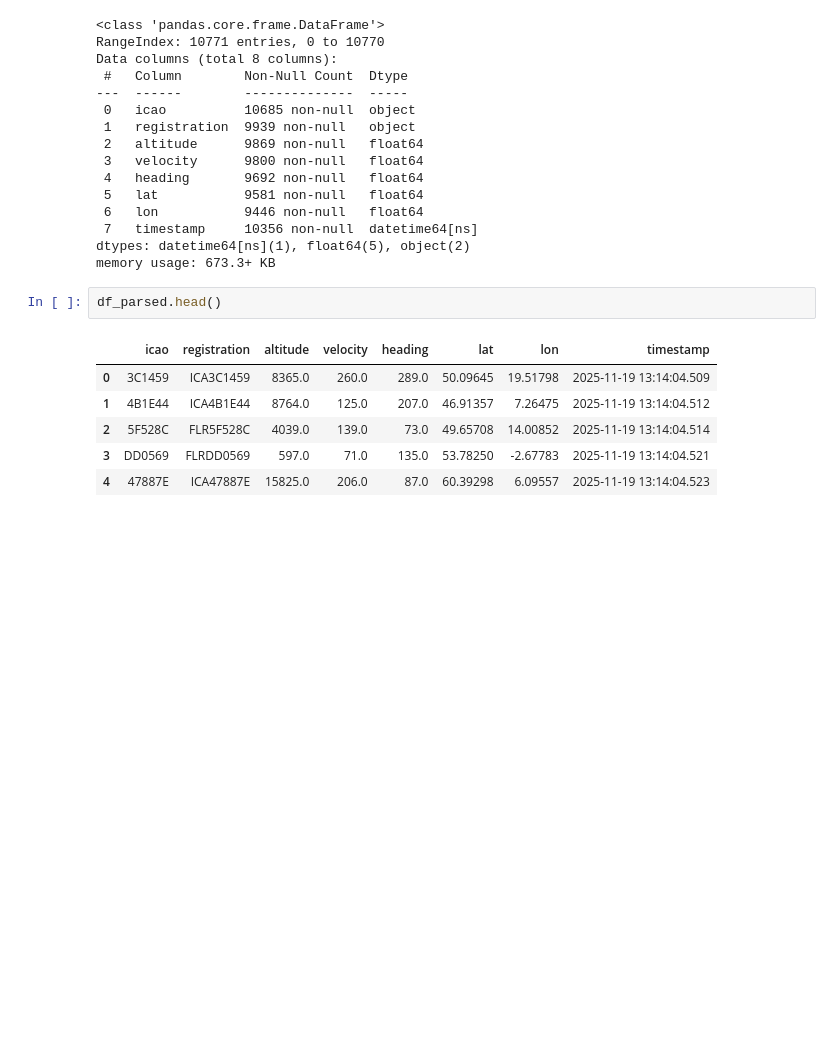
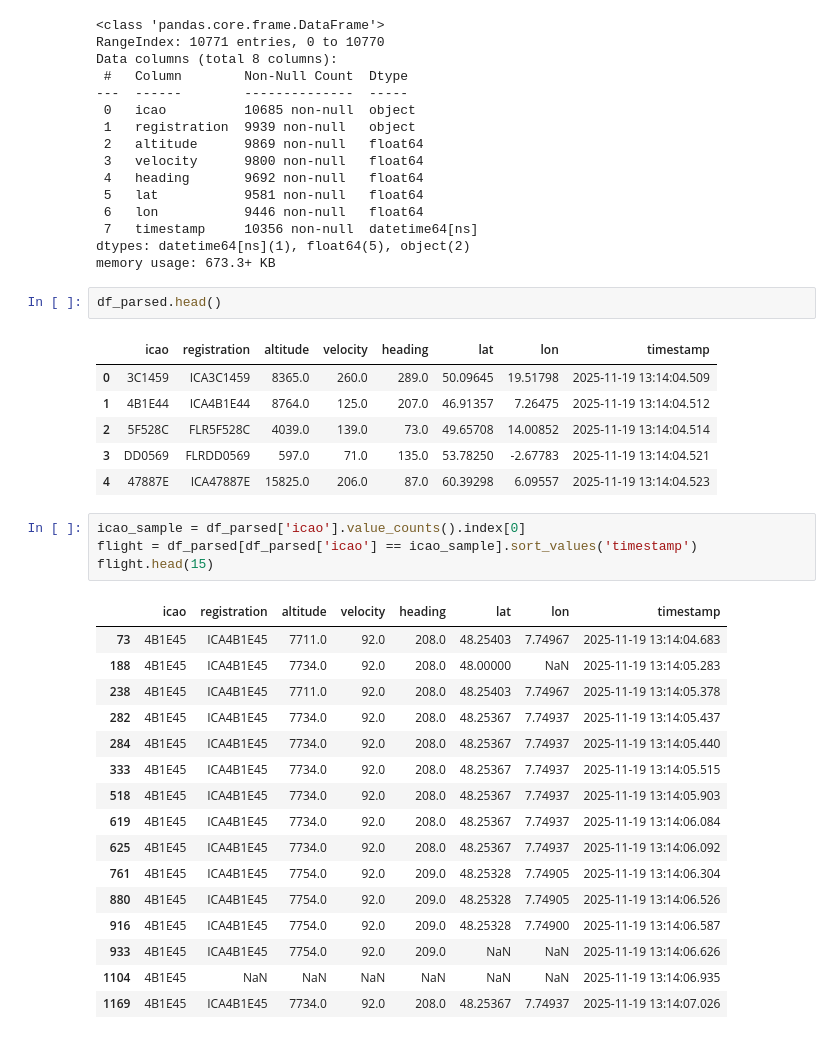
Before and after one commit to MGentieu/Data_analytics_aircraft_messages, a Jupyter notebook: GENTIEU_Martin_TP1.ipynb, the cells around one changed output. Drawn from its saved outputs; the diff is of its cells as text; blank space fills up the shorter version.

```diff
--- a/GENTIEU_Martin_TP1.ipynb
+++ b/GENTIEU_Martin_TP1.ipynb
@@ -225,3 +225,24 @@ df_parsed.head()
 | 2 | 5F528C | FLR5F528C | 4039.0 | 139.0 | 73.0 | 49.65708 | 14.00852 | 2025-11-19 13:14:04.514 |
 | 3 | DD0569 | FLRDD0569 | 597.0 | 71.0 | 135.0 | 53.78250 | -2.67783 | 2025-11-19 13:14:04.521 |
 | 4 | 47887E | ICA47887E | 15825.0 | 206.0 | 87.0 | 60.39298 | 6.09557 | 2025-11-19 13:14:04.523 |
+# %%
+icao_sample = df_parsed['icao'].value_counts().index[0]
+flight = df_parsed[df_parsed['icao'] == icao_sample].sort_values('timestamp')
+flight.head(15)
+# %% [output]
+|  | icao | registration | altitude | velocity | heading | lat | lon | timestamp |
+| 73 | 4B1E45 | ICA4B1E45 | 7711.0 | 92.0 | 208.0 | 48.25403 | 7.74967 | 2025-11-19 13:14:04.683 |
+| 188 | 4B1E45 | ICA4B1E45 | 7734.0 | 92.0 | 208.0 | 48.00000 | NaN | 2025-11-19 13:14:05.283 |
+| 238 | 4B1E45 | ICA4B1E45 | 7711.0 | 92.0 | 208.0 | 48.25403 | 7.74967 | 2025-11-19 13:14:05.378 |
+| 282 | 4B1E45 | ICA4B1E45 | 7734.0 | 92.0 | 208.0 | 48.25367 | 7.74937 | 2025-11-19 13:14:05.437 |
+| 284 | 4B1E45 | ICA4B1E45 | 7734.0 | 92.0 | 208.0 | 48.25367 | 7.74937 | 2025-11-19 13:14:05.440 |
+| 333 | 4B1E45 | ICA4B1E45 | 7734.0 | 92.0 | 208.0 | 48.25367 | 7.74937 | 2025-11-19 13:14:05.515 |
+| 518 | 4B1E45 | ICA4B1E45 | 7734.0 | 92.0 | 208.0 | 48.25367 | 7.74937 | 2025-11-19 13:14:05.903 |
+| 619 | 4B1E45 | ICA4B1E45 | 7734.0 | 92.0 | 208.0 | 48.25367 | 7.74937 | 2025-11-19 13:14:06.084 |
+| 625 | 4B1E45 | ICA4B1E45 | 7734.0 | 92.0 | 208.0 | 48.25367 | 7.74937 | 2025-11-19 13:14:06.092 |
+| 761 | 4B1E45 | ICA4B1E45 | 7754.0 | 92.0 | 209.0 | 48.25328 | 7.74905 | 2025-11-19 13:14:06.304 |
+| 880 | 4B1E45 | ICA4B1E45 | 7754.0 | 92.0 | 209.0 | 48.25328 | 7.74905 | 2025-11-19 13:14:06.526 |
+| 916 | 4B1E45 | ICA4B1E45 | 7754.0 | 92.0 | 209.0 | 48.25328 | 7.74900 | 2025-11-19 13:14:06.587 |
+| 933 | 4B1E45 | ICA4B1E45 | 7754.0 | 92.0 | 209.0 | NaN | NaN | 2025-11-19 13:14:06.626 |
+| 1104 | 4B1E45 | NaN | NaN | NaN | NaN | NaN | NaN | 2025-11-19 13:14:06.935 |
+| 1169 | 4B1E45 | ICA4B1E45 | 7734.0 | 92.0 | 208.0 | 48.25367 | 7.74937 | 2025-11-19 13:14:07.026 |
```
Also changed, not shown: parts of 3 cells of this notebook.
